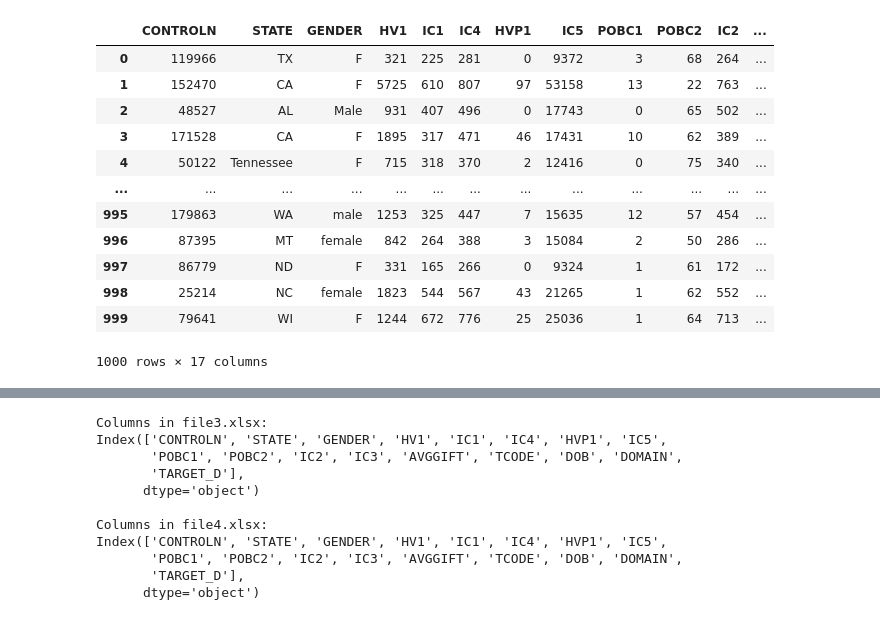
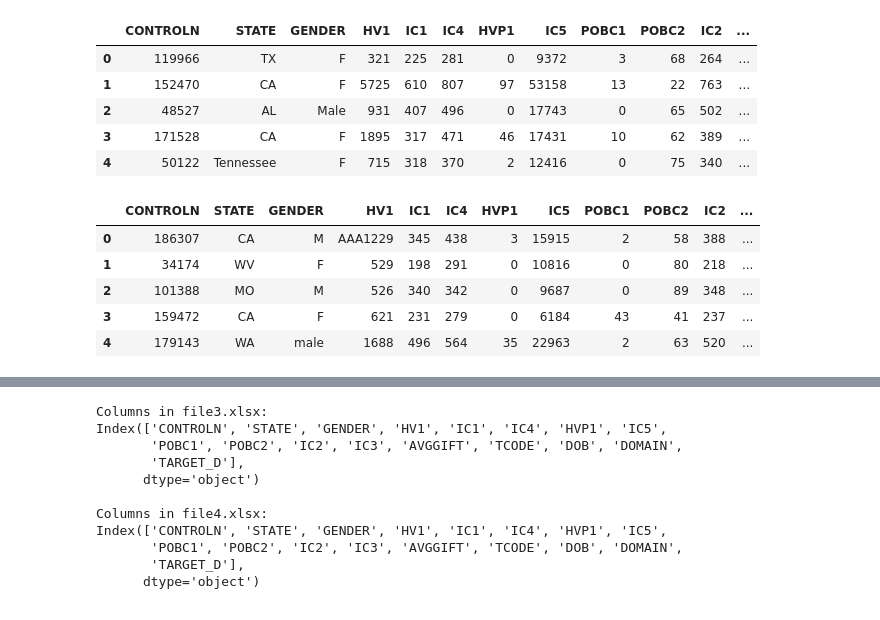
Before and after one commit to Aminmoh9/Pandas-Exercises, a Jupyter notebook: Pandas Exercises.ipynb, the cells around one changed output, grey strips where cells are left out. Drawn from its saved outputs; the diff is of its cells as text; code cells hidden in the pictures.

```diff
--- a/Pandas Exercises.ipynb
+++ b/Pandas Exercises.ipynb
@@ -3,19 +4,20 @@ import pandas as pd
 # %%
 #Load the data files file3.xlsx and file4.xlsx using pandas.
 file3 = pd.read_excel('file3.xlsx')
 file4 = pd.read_excel('file4.xlsx')
-file3
+
+display(file3.head())
+display(file4.head())
 # %% [output]
 |  | CONTROLN | STATE | GENDER | HV1 | IC1 | IC4 | HVP1 | IC5 | POBC1 | POBC2 | IC2 | ... |
 | 0 | 119966 | TX | F | 321 | 225 | 281 | 0 | 9372 | 3 | 68 | 264 | ... |
 | 1 | 152470 | CA | F | 5725 | 610 | 807 | 97 | 53158 | 13 | 22 | 763 | ... |
 | 2 | 48527 | AL | Male | 931 | 407 | 496 | 0 | 17743 | 0 | 65 | 502 | ... |
 | 3 | 171528 | CA | F | 1895 | 317 | 471 | 46 | 17431 | 10 | 62 | 389 | ... |
 | 4 | 50122 | Tennessee | F | 715 | 318 | 370 | 2 | 12416 | 0 | 75 | 340 | ... |
-| ... | ... | ... | ... | ... | ... | ... | ... | ... | ... | ... | ... | ... |
-| 995 | 179863 | WA | male | 1253 | 325 | 447 | 7 | 15635 | 12 | 57 | 454 | ... |
-| 996 | 87395 | MT | female | 842 | 264 | 388 | 3 | 15084 | 2 | 50 | 286 | ... |
-| 997 | 86779 | ND | F | 331 | 165 | 266 | 0 | 9324 | 1 | 61 | 172 | ... |
-| 998 | 25214 | NC | female | 1823 | 544 | 567 | 43 | 21265 | 1 | 62 | 552 | ... |
-| 999 | 79641 | WI | F | 1244 | 672 | 776 | 25 | 25036 | 1 | 64 | 713 | ... |
-1000 rows × 17 columns
+|  | CONTROLN | STATE | GENDER | HV1 | IC1 | IC4 | HVP1 | IC5 | POBC1 | POBC2 | IC2 | ... |
+| 0 | 186307 | CA | M | AAA1229 | 345 | 438 | 3 | 15915 | 2 | 58 | 388 | ... |
+| 1 | 34174 | WV | F | 529 | 198 | 291 | 0 | 10816 | 0 | 80 | 218 | ... |
+| 2 | 101388 | MO | M | 526 | 340 | 342 | 0 | 9687 | 0 | 89 | 348 | ... |
+| 3 | 159472 | CA | F | 621 | 231 | 279 | 0 | 6184 | 43 | 41 | 237 | ... |
+| 4 | 179143 | WA | male | 1688 | 496 | 564 | 35 | 22963 | 2 | 63 | 520 | ... |
```
Also changed, not shown: parts of 24 cells of this notebook.
